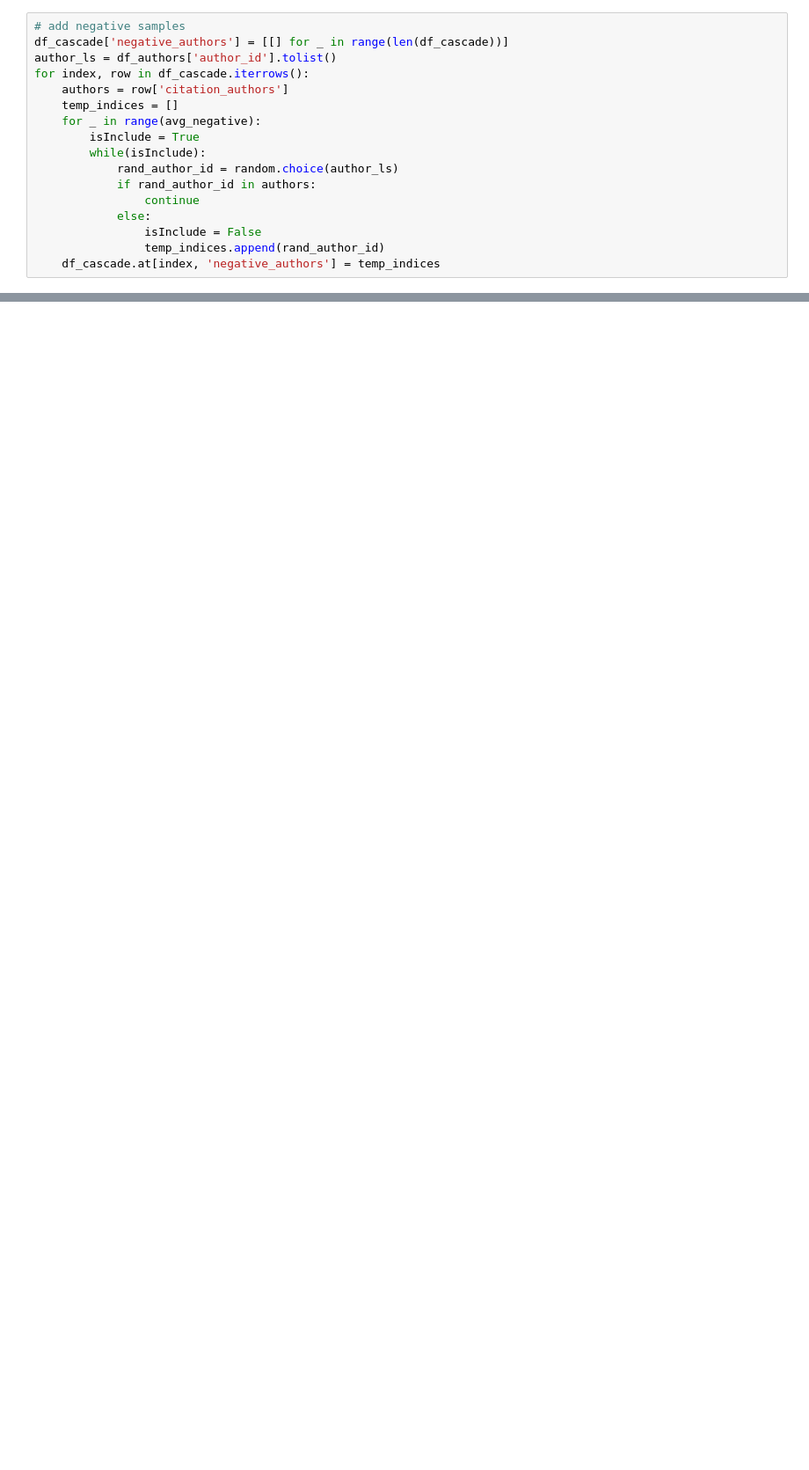
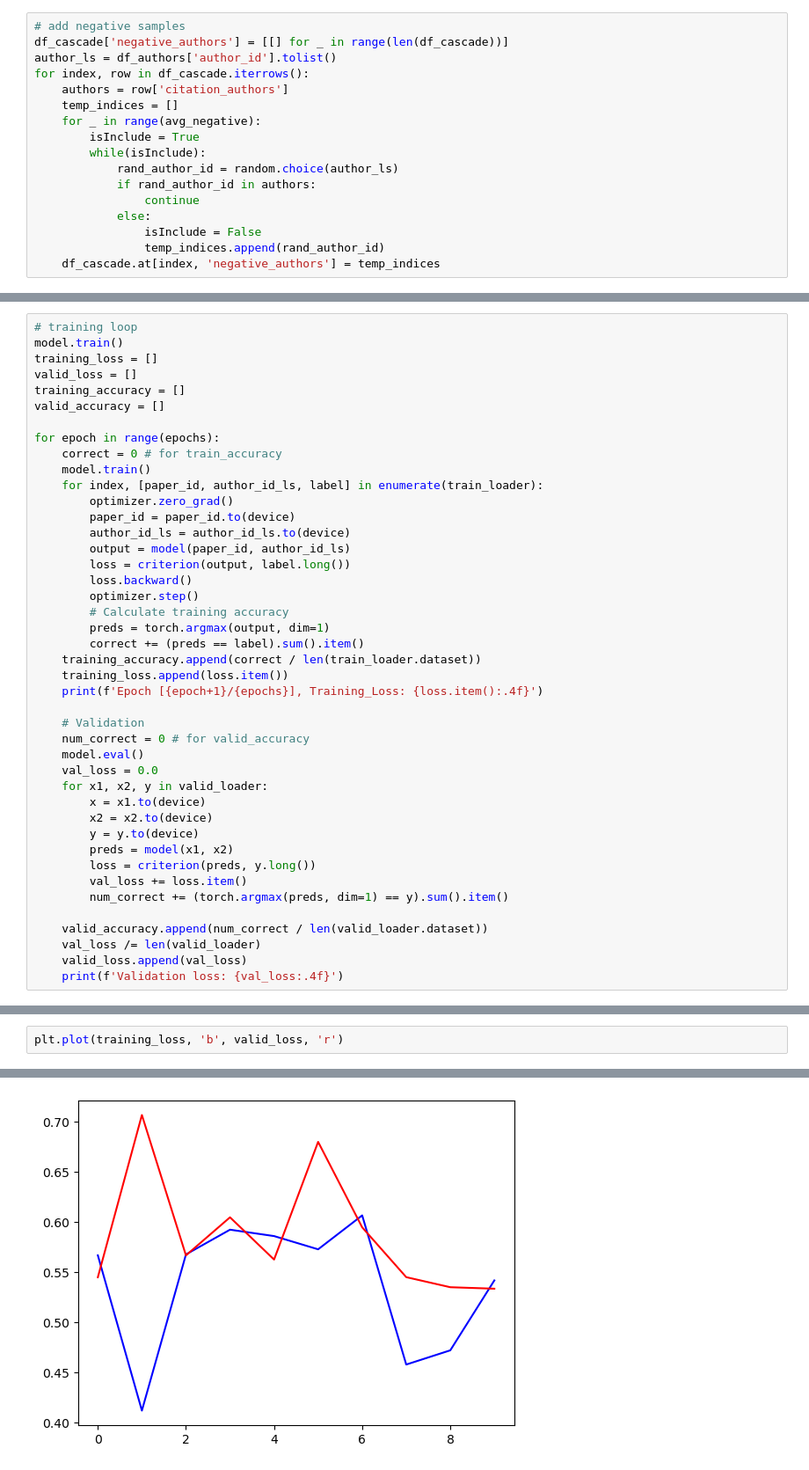
Before and after one commit to ArchieLai/Citation-Network-Analysis, a Jupyter notebook: model/FC.ipynb, the cells around one changed output, grey strips where cells are left out. Shown: that part at 88% size. Cells and saved outputs as stored; diff of their text form; blank space fills up the shorter version.

Commit message:
FC model

```diff
--- a/model/FC.ipynb
+++ b/model/FC.ipynb
@@ -190,0 +217,43 @@ for epoch in range(epochs):
+# %%
+# training loop
+model.train()
+training_loss = []
+valid_loss = []
+training_accuracy = []
+valid_accuracy = []
+
+for epoch in range(epochs):
+    correct = 0 # for train_accuracy
+    model.train()
+    for index, [paper_id, author_id_ls, label] in enumerate(train_loader):
+        optimizer.zero_grad()
+        paper_id = paper_id.to(device)
+        author_id_ls = author_id_ls.to(device)
+        output = model(paper_id, author_id_ls)
+        loss = criterion(output, label.long())
+        loss.backward()
+        optimizer.step()
+        # Calculate training accuracy
+        preds = torch.argmax(output, dim=1)
+        correct += (preds == label).sum().item()
+    training_accuracy.append(correct / len(train_loader.dataset))
+    training_loss.append(loss.item())
+    print(f'Epoch [{epoch+1}/{epochs}], Training_Loss: {loss.item():.4f}')
+
+    # Validation
+    num_correct = 0 # for valid_accuracy
+    model.eval()
+    val_loss = 0.0
+    for x1, x2, y in valid_loader:
+        x = x1.to(device)
+        x2 = x2.to(device)
+        y = y.to(device)
+        preds = model(x1, x2)
+        loss = criterion(preds, y.long())
+        val_loss += loss.item()
+        num_correct += (torch.argmax(preds, dim=1) == y).sum().item()
+
+    valid_accuracy.append(num_correct / len(valid_loader.dataset))
+    val_loss /= len(valid_loader)
+    valid_loss.append(val_loss)
+    print(f'Validation loss: {val_loss:.4f}')
@@ -190,0 +281,3 @@ for epoch in range(epochs):
+# %%
+plt.plot(training_loss, 'b', valid_loss, 'r')
+# %% [output]
@@ -190,0 +286 @@ for epoch in range(epochs):
+[figure, added]
```
Also changed, not shown: parts of 16 cells of this notebook, 1 other file.
